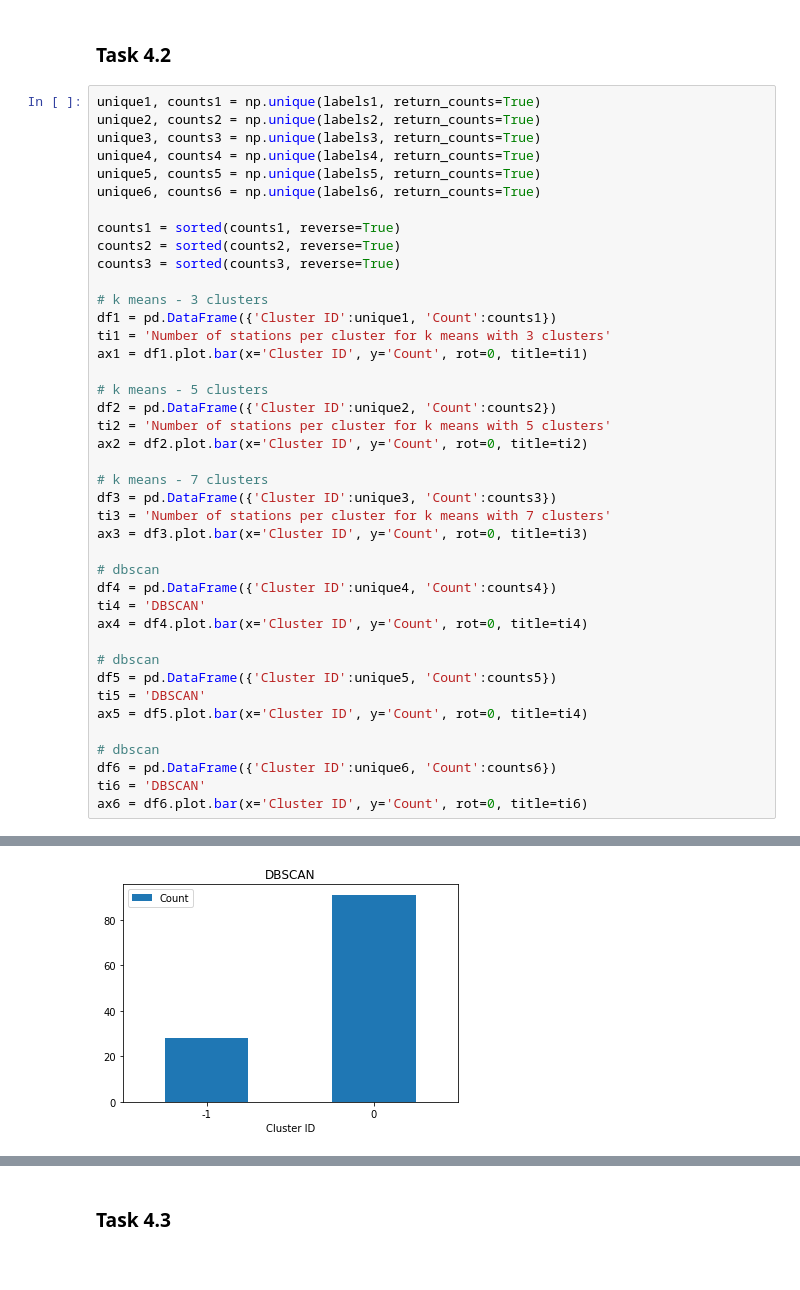
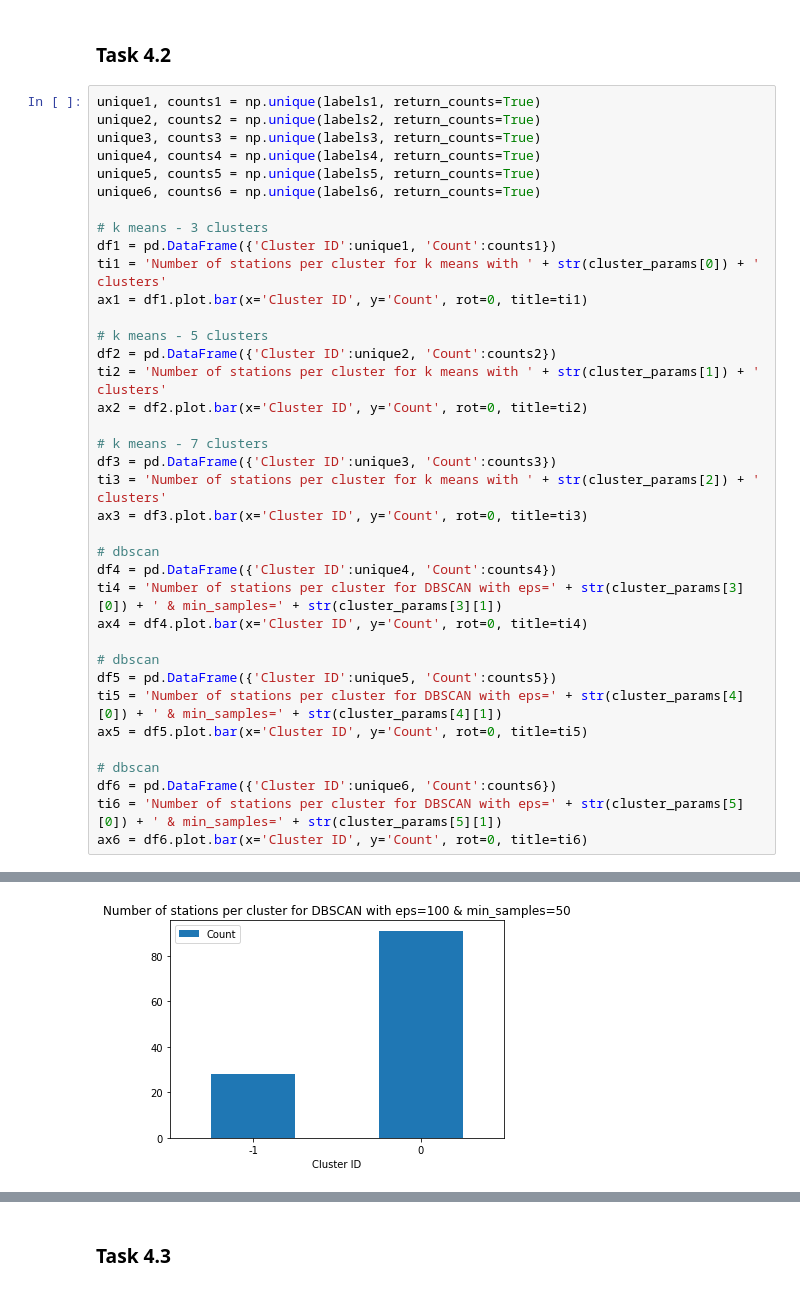
Before and after one commit to erichunzeker/HealthyRidePGH, a Jupyter notebook: bikeviz.ipynb, the cells around one changed output, grey strips where cells are left out. Saved outputs shown, nothing was run; the diff lists cells and outputs as text.

```diff
--- a/bikeviz.ipynb
+++ b/bikeviz.ipynb
@@ -419,37 +451,33 @@ unique4, counts4 = np.unique(labels4, return_counts=True)
 unique5, counts5 = np.unique(labels5, return_counts=True)
 unique6, counts6 = np.unique(labels6, return_counts=True)
 
-counts1 = sorted(counts1, reverse=True)
-counts2 = sorted(counts2, reverse=True)
-counts3 = sorted(counts3, reverse=True)
-
 # k means - 3 clusters
 df1 = pd.DataFrame({'Cluster ID':unique1, 'Count':counts1})
-ti1 = 'Number of stations per cluster for k means with 3 clusters'
+ti1 = 'Number of stations per cluster for k means with ' + str(cluster_params[0]) + ' clusters'
 ax1 = df1.plot.bar(x='Cluster ID', y='Count', rot=0, title=ti1)
 
 # k means - 5 clusters
 df2 = pd.DataFrame({'Cluster ID':unique2, 'Count':counts2})
-ti2 = 'Number of stations per cluster for k means with 5 clusters'
+ti2 = 'Number of stations per cluster for k means with ' + str(cluster_params[1]) + ' clusters'
 ax2 = df2.plot.bar(x='Cluster ID', y='Count', rot=0, title=ti2)
 
 # k means - 7 clusters
 df3 = pd.DataFrame({'Cluster ID':unique3, 'Count':counts3})
-ti3 = 'Number of stations per cluster for k means with 7 clusters'
+ti3 = 'Number of stations per cluster for k means with ' + str(cluster_params[2]) + ' clusters'
 ax3 = df3.plot.bar(x='Cluster ID', y='Count', rot=0, title=ti3)
 
 # dbscan
 df4 = pd.DataFrame({'Cluster ID':unique4, 'Count':counts4})
-ti4 = 'DBSCAN'
+ti4 = 'Number of stations per cluster for DBSCAN with eps=' + str(cluster_params[3][0]) + ' & min_samples=' + str(cluster_params[3][1])
 ax4 = df4.plot.bar(x='Cluster ID', y='Count', rot=0, title=ti4)
 
 # dbscan
 df5 = pd.DataFrame({'Cluster ID':unique5, 'Count':counts5})
-ti5 = 'DBSCAN'
-ax5 = df5.plot.bar(x='Cluster ID', y='Count', rot=0, title=ti4)
+ti5 = 'Number of stations per cluster for DBSCAN with eps=' + str(cluster_params[4][0]) + ' & min_samples=' + str(cluster_params[4][1])
+ax5 = df5.plot.bar(x='Cluster ID', y='Count', rot=0, title=ti5)
 
 # dbscan
 df6 = pd.DataFrame({'Cluster ID':unique6, 'Count':counts6})
-ti6 = 'DBSCAN'
+ti6 = 'Number of stations per cluster for DBSCAN with eps=' + str(cluster_params[5][0]) + ' & min_samples=' + str(cluster_params[5][1])
 ax6 = df6.plot.bar(x='Cluster ID', y='Count', rot=0, title=ti6)
 # %% [output]
@@ -459 +487 @@ ax6 = df6.plot.bar(x='Cluster ID', y='Count', rot=0, title=ti6)
-[figure, old version]
+[figure, new version]
```
Also changed, not shown: parts of 2 cells of this notebook.
